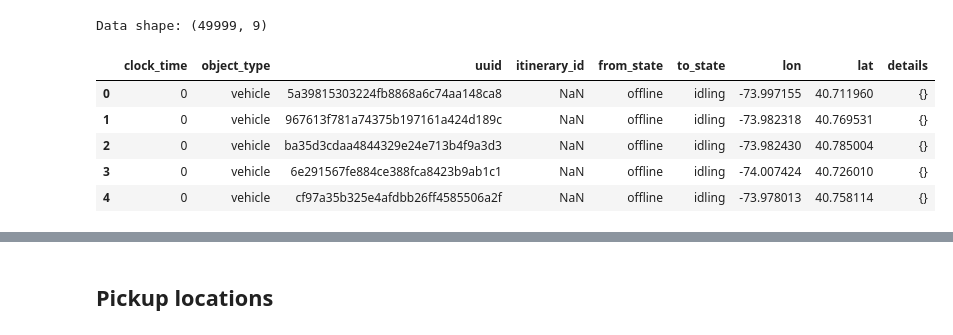
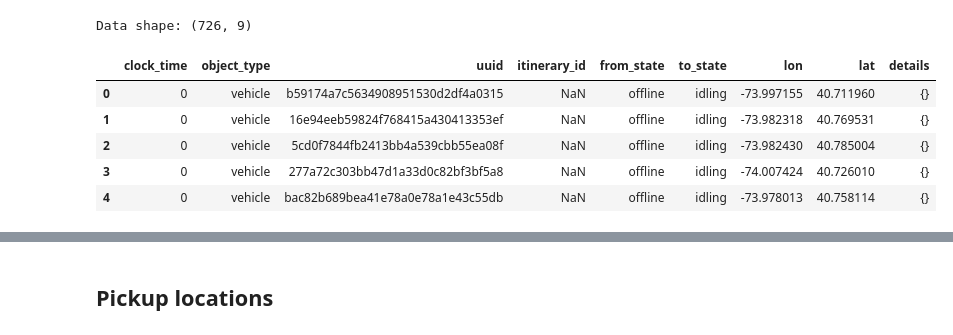
Before and after one commit to sash-ko/simobility, a Jupyter notebook: examples/simulation_map.ipynb, the cells around one changed output, grey strips where cells are left out. Drawn from its saved outputs; the diff is of its cells as text; code cells hidden in the pictures.

Commit message:
Update simulation map

```diff
--- a/examples/simulation_map.ipynb
+++ b/examples/simulation_map.ipynb
@@ -13,23 +13,23 @@ from folium.plugins import TimestampedGeoJson, HeatMap
 
 pd.options.display.max_colwidth = 200
 # %%
-file_name = 'simulation_log_large.csv.gz'
+file_name = 'simulation_output_example.csv'
 
 data = pd.read_csv(file_name, sep=';',
                    # convert column to dict
                    converters={'details': lambda v: eval(v)})
 
 print(f'Data shape: {data.shape}')
 
 data.head()
 # %% [output]
-Data shape: (49999, 9)
+Data shape: (726, 9)
 |  | clock_time | object_type | uuid | itinerary_id | from_state | to_state | lon | lat | details |
-| 0 | 0 | vehicle | 5a39815303224fb8868a6c74aa148ca8 | NaN | offline | idling | -73.997155 | 40.711960 | {} |
-| 1 | 0 | vehicle | 967613f781a74375b197161a424d189c | NaN | offline | idling | -73.982318 | 40.769531 | {} |
-| 2 | 0 | vehicle | ba35d3cdaa4844329e24e713b4f9a3d3 | NaN | offline | idling | -73.982430 | 40.785004 | {} |
-| 3 | 0 | vehicle | 6e291567fe884ce388fca8423b9ab1c1 | NaN | offline | idling | -74.007424 | 40.726010 | {} |
-| 4 | 0 | vehicle | cf97a35b325e4afdbb26ff4585506a2f | NaN | offline | idling | -73.978013 | 40.758114 | {} |
+| 0 | 0 | vehicle | b59174a7c5634908951530d2df4a0315 | NaN | offline | idling | -73.997155 | 40.711960 | {} |
+| 1 | 0 | vehicle | 16e94eeb59824f768415a430413353ef | NaN | offline | idling | -73.982318 | 40.769531 | {} |
+| 2 | 0 | vehicle | 5cd0f7844fb2413bb4a539cbb55ea08f | NaN | offline | idling | -73.982430 | 40.785004 | {} |
+| 3 | 0 | vehicle | 277a72c303bb47d1a33d0c82bf3bf5a8 | NaN | offline | idling | -74.007424 | 40.726010 | {} |
+| 4 | 0 | vehicle | bac82b689bea41e78a0e78a1e43c55db | NaN | offline | idling | -73.978013 | 40.758114 | {} |
 # %%
 # convert "details" column into a separate DataFrame
 details = data.details.apply(pd.Series)
```
Also changed, not shown: parts of 3 cells of this notebook.
